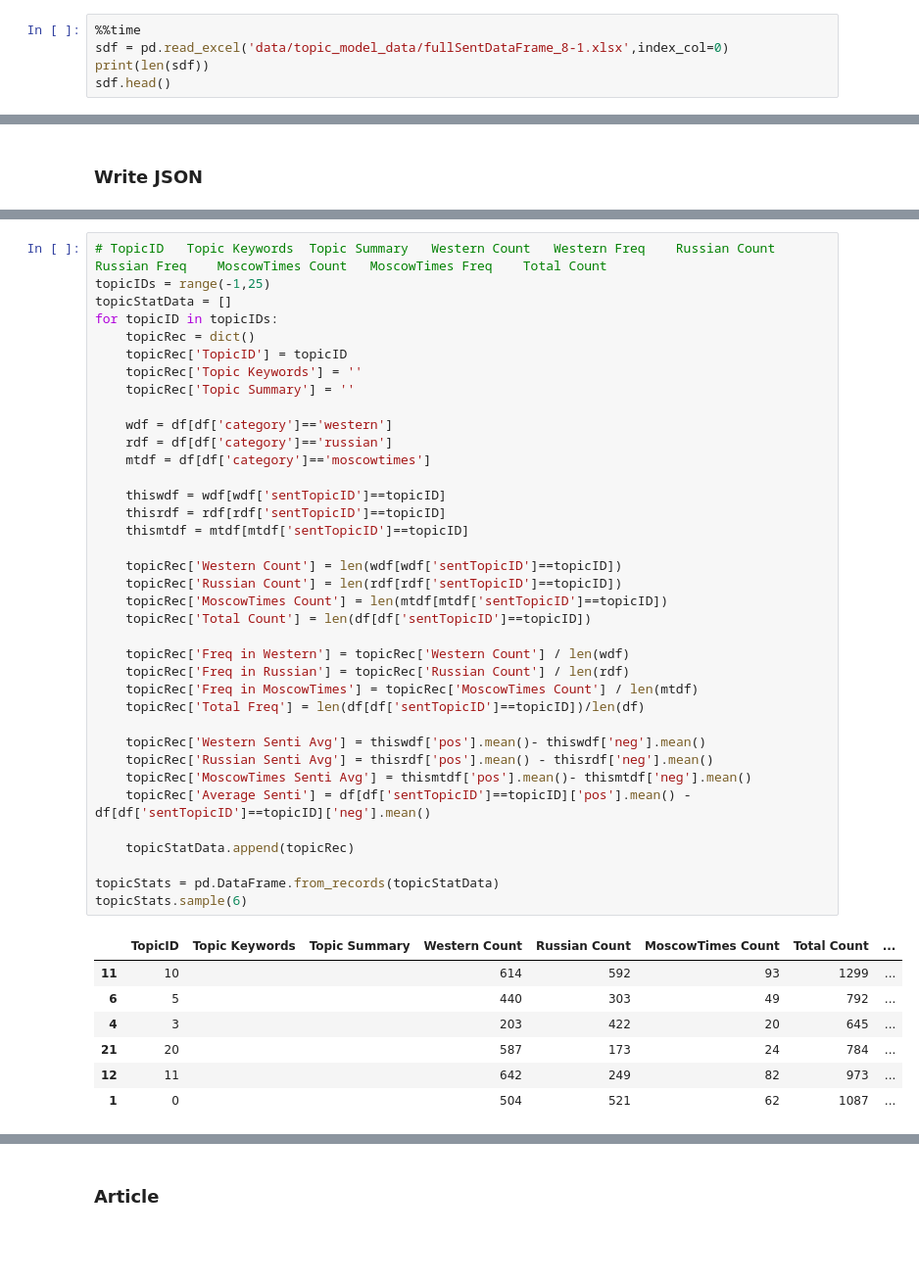
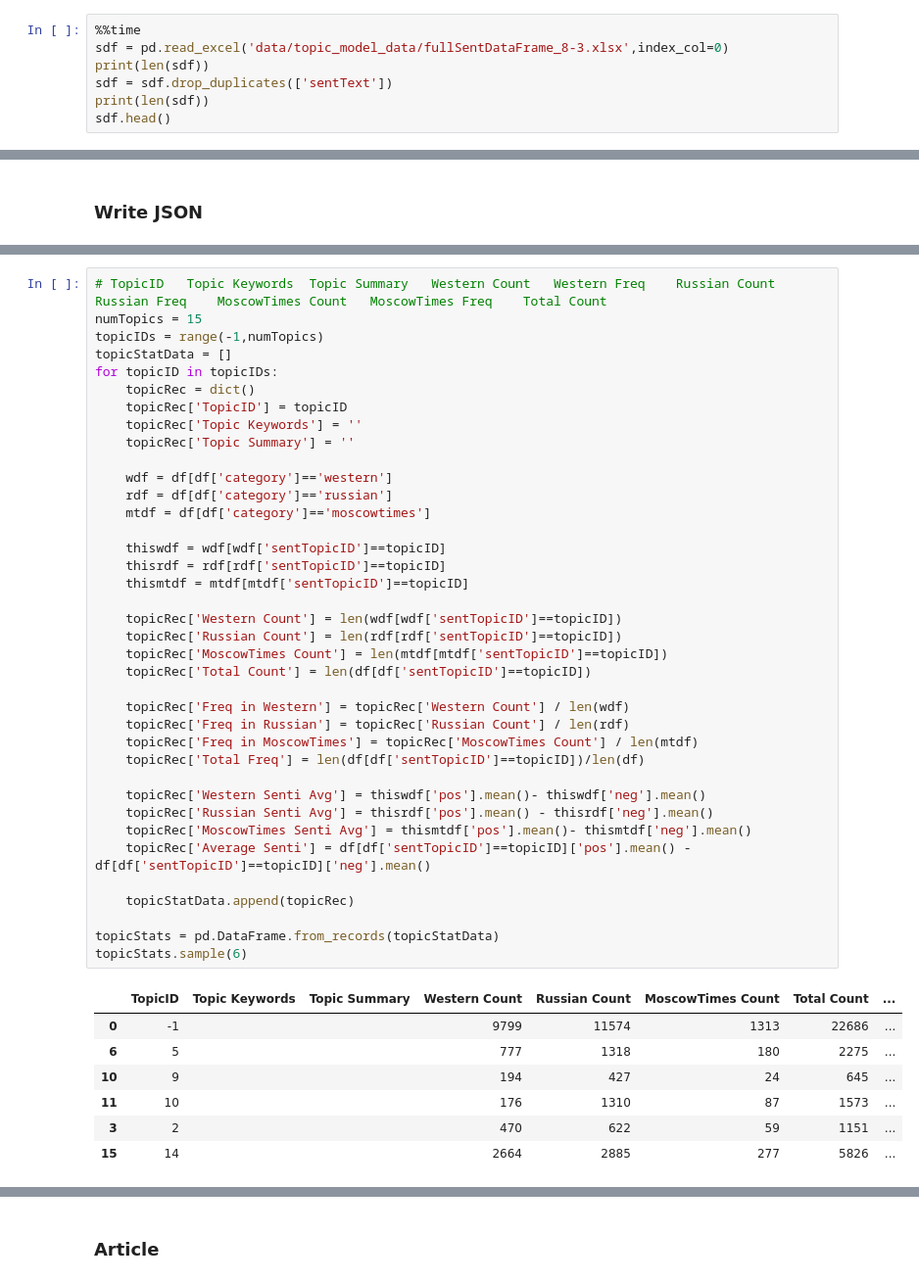
Before and after one commit to eelegiap/ukraine-media-CSLI, a Jupyter notebook: parseTopicResults.ipynb, the cells around one changed output, grey strips where cells are left out. Shown: that part at 98% size. Saved outputs shown, nothing was run; the diff lists cells and outputs as text; blank space fills up the shorter version.

Commit message:
topics again and vis

```diff
--- a/parseTopicResults.ipynb
+++ b/parseTopicResults.ipynb
@@ -14,7 +15,9 @@ from scipy import stats
 ### Sentences
 # %%
 %%time
-sdf = pd.read_excel('data/topic_model_data/fullSentDataFrame_8-1.xlsx',index_col=0)
+sdf = pd.read_excel('data/topic_model_data/fullSentDataFrame_8-3.xlsx',index_col=0)
+print(len(sdf))
+sdf = sdf.drop_duplicates(['sentText'])
 print(len(sdf))
 sdf.head()
 # %% [output]
@@ -106,6 +92,7 @@ lst = random.sample(df[df['sentTopicID'] == i].to_dict('records'),5)
 # %%
 # TopicID	Topic Keywords	Topic Summary	Western Count	Western Freq	Russian Count	Russian Freq	MoscowTimes Count	MoscowTimes Freq	Total Count
-topicIDs = range(-1,25)
+numTopics = 15
+topicIDs = range(-1,numTopics)
 topicStatData = []
 for topicID in topicIDs:
     topicRec = dict()
@@ -115,37 +102,37 @@ for topicID in topicIDs:
 
     wdf = df[df['category']=='western']
     rdf = df[df['category']=='russian']
     mtdf = df[df['category']=='moscowtimes']
 
     thiswdf = wdf[wdf['sentTopicID']==topicID]
     thisrdf = rdf[rdf['sentTopicID']==topicID]
     thismtdf = mtdf[mtdf['sentTopicID']==topicID]
 
     topicRec['Western Count'] = len(wdf[wdf['sentTopicID']==topicID])
     topicRec['Russian Count'] = len(rdf[rdf['sentTopicID']==topicID])
     topicRec['MoscowTimes Count'] = len(mtdf[mtdf['sentTopicID']==topicID])
     topicRec['Total Count'] = len(df[df['sentTopicID']==topicID])
 
     topicRec['Freq in Western'] = topicRec['Western Count'] / len(wdf)
     topicRec['Freq in Russian'] = topicRec['Russian Count'] / len(rdf)
     topicRec['Freq in MoscowTimes'] = topicRec['MoscowTimes Count'] / len(mtdf)
     topicRec['Total Freq'] = len(df[df['sentTopicID']==topicID])/len(df)
 
     topicRec['Western Senti Avg'] = thiswdf['pos'].mean()- thiswdf['neg'].mean()
     topicRec['Russian Senti Avg'] = thisrdf['pos'].mean() - thisrdf['neg'].mean()
     topicRec['MoscowTimes Senti Avg'] = thismtdf['pos'].mean()- thismtdf['neg'].mean()
     topicRec['Average Senti'] = df[df['sentTopicID']==topicID]['pos'].mean() - df[df['sentTopicID']==topicID]['neg'].mean()
 
     topicStatData.append(topicRec)
 
 topicStats = pd.DataFrame.from_records(topicStatData)
 topicStats.sample(6)
 # %% [output]
 |  | TopicID | Topic Keywords | Topic Summary | Western Count | Russian Count | MoscowTimes Count | Total Count | ... |
-| 11 | 10 |  |  | 614 | 592 | 93 | 1299 | ... |
-| 6 | 5 |  |  | 440 | 303 | 49 | 792 | ... |
-| 4 | 3 |  |  | 203 | 422 | 20 | 645 | ... |
-| 21 | 20 |  |  | 587 | 173 | 24 | 784 | ... |
-| 12 | 11 |  |  | 642 | 249 | 82 | 973 | ... |
-| 1 | 0 |  |  | 504 | 521 | 62 | 1087 | ... |
+| 0 | -1 |  |  | 9799 | 11574 | 1313 | 22686 | ... |
+| 6 | 5 |  |  | 777 | 1318 | 180 | 2275 | ... |
+| 10 | 9 |  |  | 194 | 427 | 24 | 645 | ... |
+| 11 | 10 |  |  | 176 | 1310 | 87 | 1573 | ... |
+| 3 | 2 |  |  | 470 | 622 | 59 | 1151 | ... |
+| 15 | 14 |  |  | 2664 | 2885 | 277 | 5826 | ... |
 # %%
```
Also changed, not shown: parts of 36 cells of this notebook, 25 other files.
